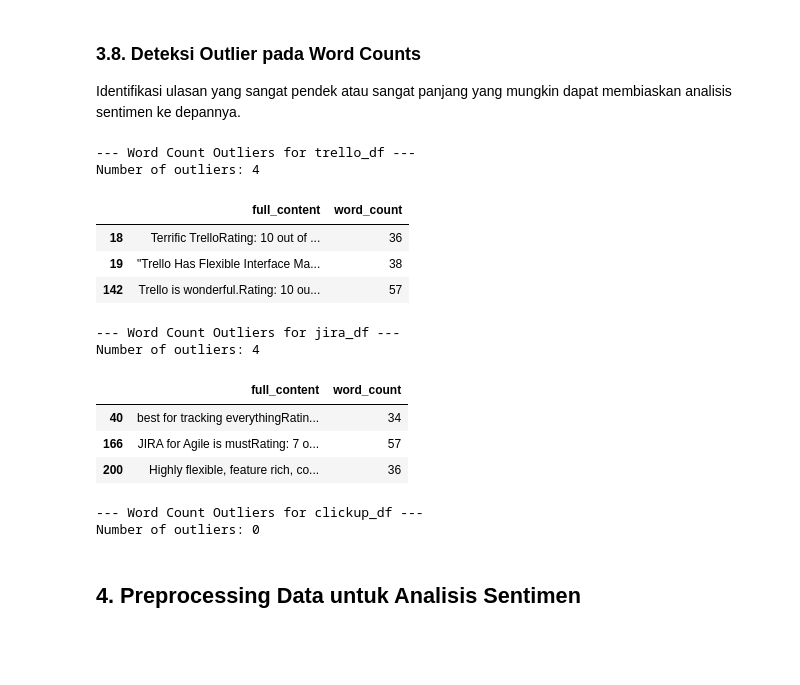
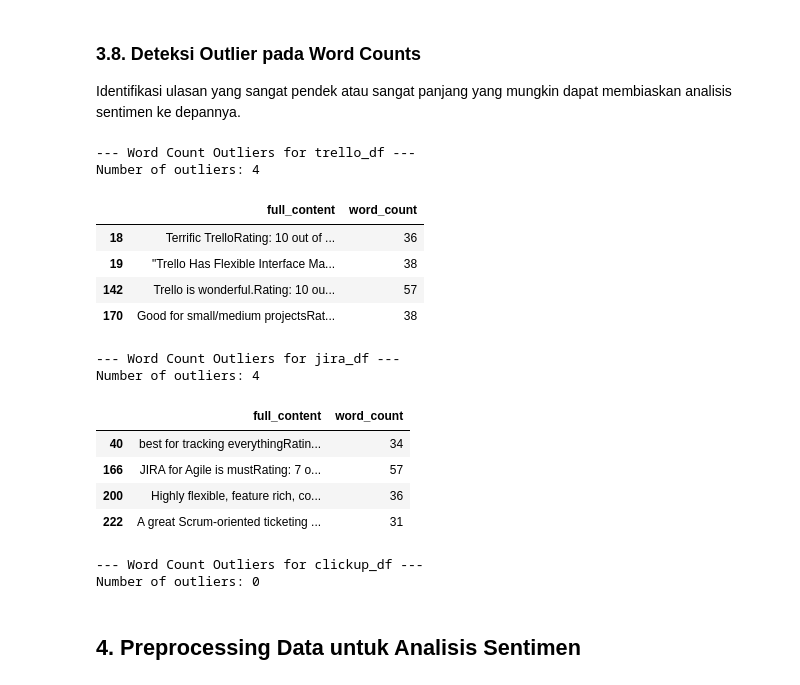
Before and after one commit to LatiefDataVisionary/pm-tools-absa-analysis, a Jupyter notebook: notebook/absa_trustradius.ipynb, the cells around one changed output. Drawn from its saved outputs; the diff is of its cells as text; code cells hidden in the pictures; blank space fills up the shorter version.

Commit message:
A bit fixing in 3.8. Deteksi Outlier pada Word Counts

```diff
--- a/notebook/absa_trustradius.ipynb
+++ b/notebook/absa_trustradius.ipynb
@@ -512,29 +512,31 @@ Identifikasi ulasan yang sangat pendek atau sangat panjang yang mungkin dapat me
 # %%
 for name, df in dataframes.items():
     print(f"\n--- Word Count Outliers for {name} ---")
     q1 = df['word_count'].quantile(0.25)
     q3 = df['word_count'].quantile(0.75)
     iqr = q3 - q1
     lower_bound = q1 - 1.5 * iqr
     upper_bound = q3 + 1.5 * iqr
 
     outliers = df[(df['word_count'] < lower_bound) | (df['word_count'] > upper_bound)]
     print(f"Number of outliers: {len(outliers)}")
     if len(outliers) > 0:
-        display(outliers[['full_content', 'word_count']].head(3))
+        display(outliers[['full_content', 'word_count']])
 # %% [output]
 --- Word Count Outliers for trello_df ---
 Number of outliers: 4
 |  | full_content | word_count |
 | 18 | Terrific TrelloRating: 10 out of ... | 36 |
 | 19 | "Trello Has Flexible Interface Ma... | 38 |
 | 142 | Trello is wonderful.Rating: 10 ou... | 57 |
+| 170 | Good for small/medium projectsRat... | 38 |
 --- Word Count Outliers for jira_df ---
 Number of outliers: 4
 |  | full_content | word_count |
 | 40 | best for tracking everythingRatin... | 34 |
 | 166 | JIRA for Agile is mustRating: 7 o... | 57 |
 | 200 | Highly flexible, feature rich, co... | 36 |
+| 222 | A great Scrum-oriented ticketing ... | 31 |
 --- Word Count Outliers for clickup_df ---
 Number of outliers: 0
 # %% [markdown]
```
